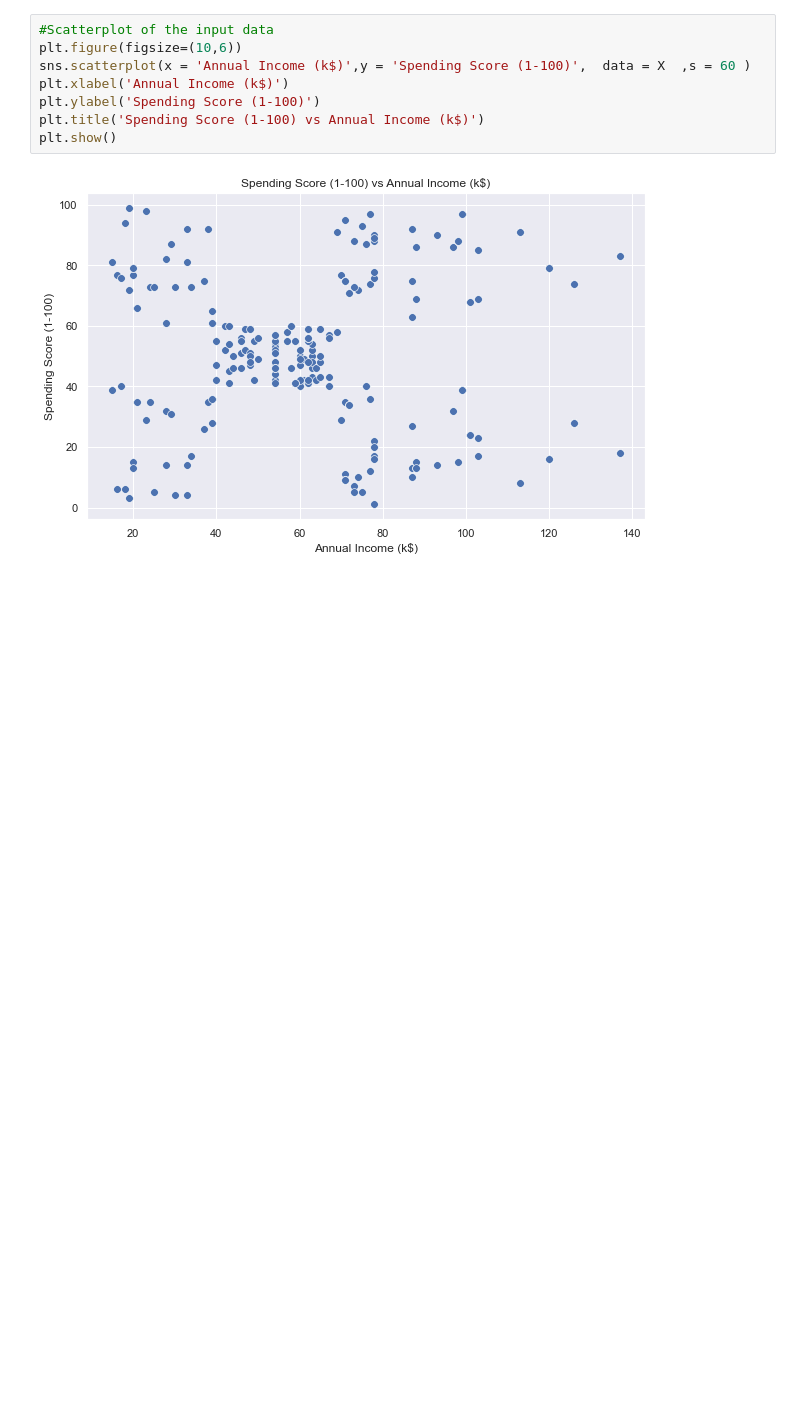
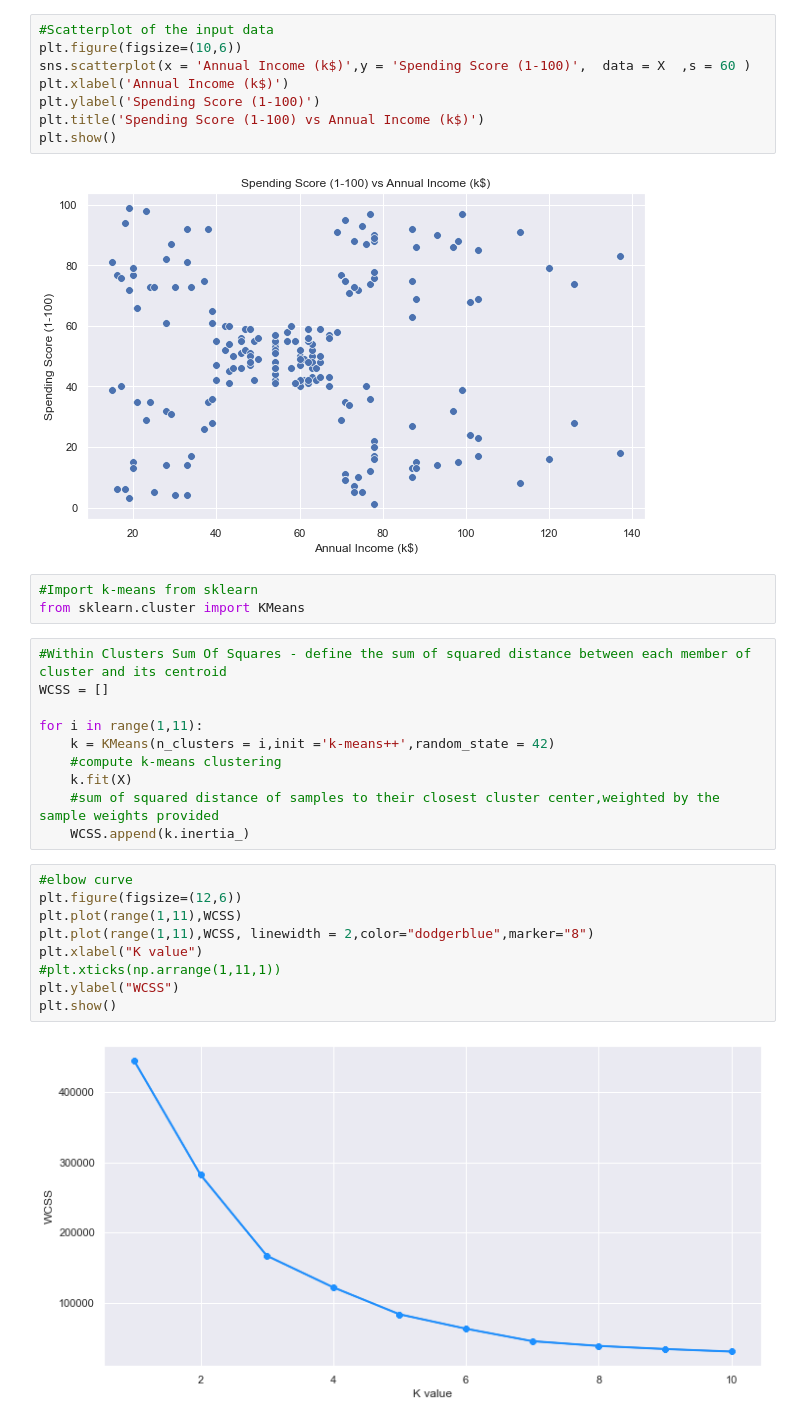
Before and after one commit to raveena69/ML-Assignment-2-G69, a Jupyter notebook: Python Code/Implemenation in Python.ipynb, the cells around one changed output. Saved outputs shown, nothing was run; the diff lists cells and outputs as text; blank space fills up the shorter version.

Commit message:
k-means and elbow curve and scatterplot graph added

```diff
--- a/Python Code/Implemenation in Python.ipynb
+++ b/Python Code/Implemenation in Python.ipynb
@@ -88,3 +88,27 @@ plt.title('Spending Score (1-100) vs Annual Income (k$)')
 plt.show()
 # %% [output]
 [figure]
+# %%
+#Import k-means from sklearn
+from sklearn.cluster import KMeans
+# %%
+#Within Clusters Sum Of Squares - define the sum of squared distance between each member of cluster and its centroid
+WCSS = []
+
+for i in range(1,11):
+    k = KMeans(n_clusters = i,init ='k-means++',random_state = 42)
+    #compute k-means clustering
+    k.fit(X)
+    #sum of squared distance of samples to their closest cluster center,weighted by the sample weights provided
+    WCSS.append(k.inertia_)
+# %%
+#elbow curve
+plt.figure(figsize=(12,6))
+plt.plot(range(1,11),WCSS)
+plt.plot(range(1,11),WCSS, linewidth = 2,color="dodgerblue",marker="8")
+plt.xlabel("K value")
+#plt.xticks(np.arrange(1,11,1))
+plt.ylabel("WCSS")
+plt.show()
+# %% [output]
+[figure, added]
```
Also changed, not shown: parts of 2 cells of this notebook.
